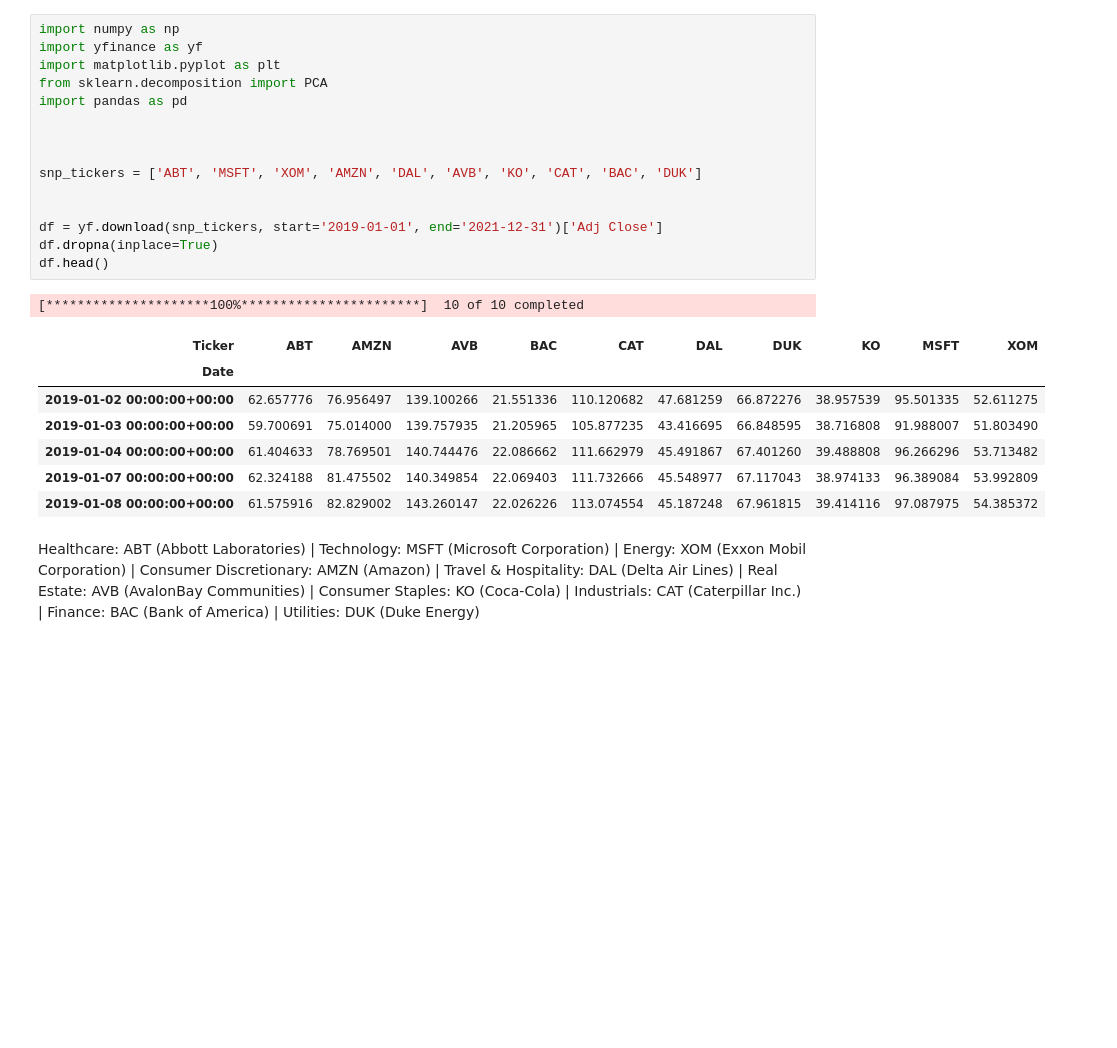
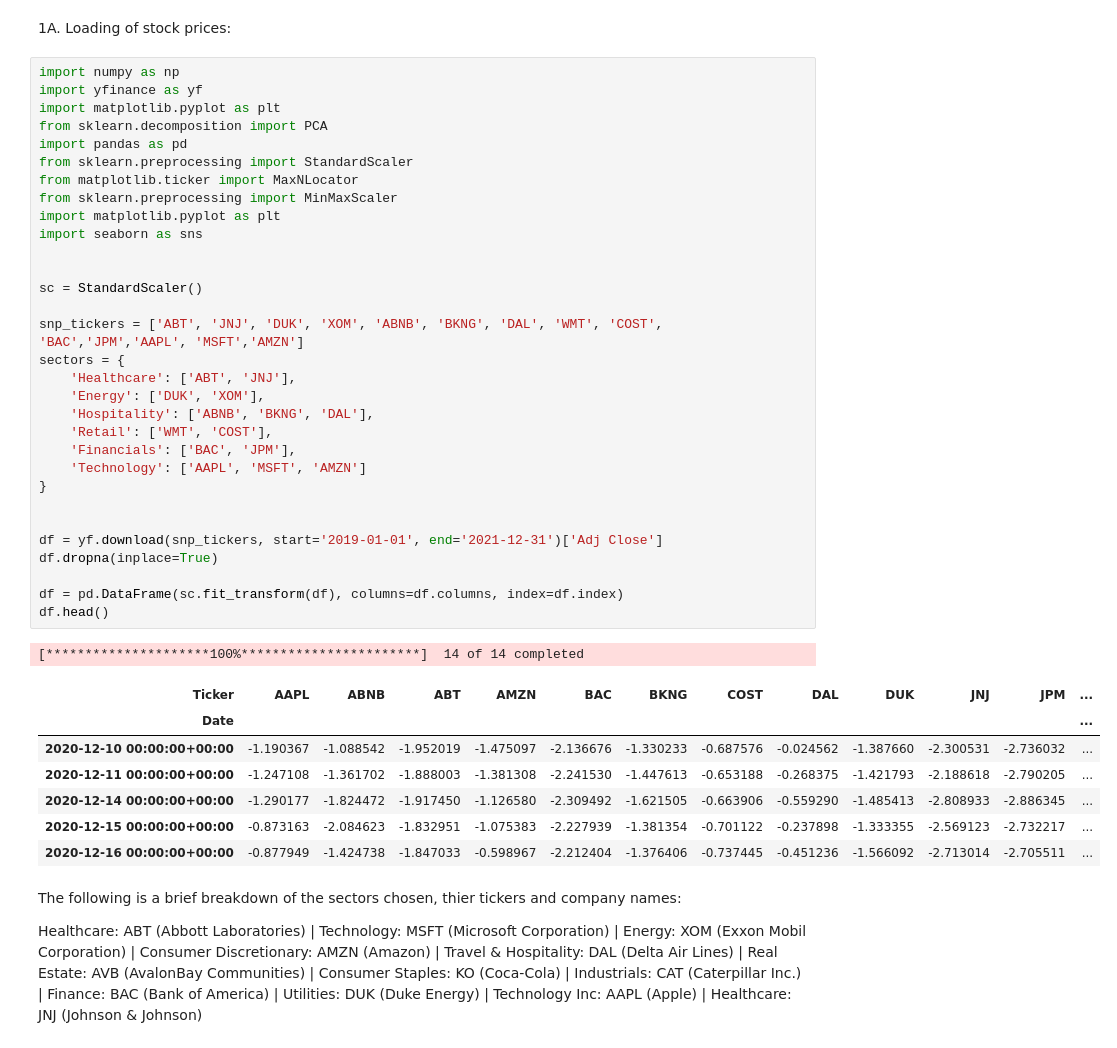
Before and after one commit to matsammut/ARI5122-Finance, a Jupyter notebook: A1Q2.ipynb, the cells around one changed output. Cells and saved outputs as stored; diff of their text form; blank space fills up the shorter version.

```diff
--- a/A1Q2.ipynb
+++ b/A1Q2.ipynb
@@ -58,26 +5,46 @@ You should consider upgrading via the 'c:\Users\gianm\AppData\Local\Programs\Pyt
+# %% [markdown]
+1A. Loading of stock prices:
 # %%
 import numpy as np
 import yfinance as yf
 import matplotlib.pyplot as plt
 from sklearn.decomposition import PCA
 import pandas as pd
+from sklearn.preprocessing import StandardScaler
+from matplotlib.ticker import MaxNLocator
+from sklearn.preprocessing import MinMaxScaler
+import matplotlib.pyplot as plt
+import seaborn as sns
 
 
+sc = StandardScaler()
 
-snp_tickers = ['ABT', 'MSFT', 'XOM', 'AMZN', 'DAL', 'AVB', 'KO', 'CAT', 'BAC', 'DUK']
+snp_tickers = ['ABT', 'JNJ', 'DUK', 'XOM', 'ABNB', 'BKNG', 'DAL', 'WMT', 'COST', 'BAC','JPM','AAPL', 'MSFT','AMZN']
+sectors = {
+    'Healthcare': ['ABT', 'JNJ'],
+    'Energy': ['DUK', 'XOM'],
+    'Hospitality': ['ABNB', 'BKNG', 'DAL'],
+    'Retail': ['WMT', 'COST'],
+    'Financials': ['BAC', 'JPM'],
+    'Technology': ['AAPL', 'MSFT', 'AMZN']
+}
 
 
 df = yf.download(snp_tickers, start='2019-01-01', end='2021-12-31')['Adj Close']
 df.dropna(inplace=True)
+
+df = pd.DataFrame(sc.fit_transform(df), columns=df.columns, index=df.index)
 df.head()
 # %% [output]
-[*********************100%***********************]  10 of 10 completed
+[*********************100%***********************]  14 of 14 completed
-| Ticker | ABT | AMZN | AVB | BAC | CAT | DAL | DUK | KO | MSFT | XOM |
-| Date |  |  |  |  |  |  |  |  |  |  |
-| 2019-01-02 00:00:00+00:00 | 62.657776 | 76.956497 | 139.100266 | 21.551336 | 110.120682 | 47.681259 | 66.872276 | 38.957539 | 95.501335 | 52.611275 |
-| 2019-01-03 00:00:00+00:00 | 59.700691 | 75.014000 | 139.757935 | 21.205965 | 105.877235 | 43.416695 | 66.848595 | 38.716808 | 91.988007 | 51.803490 |
-| 2019-01-04 00:00:00+00:00 | 61.404633 | 78.769501 | 140.744476 | 22.086662 | 111.662979 | 45.491867 | 67.401260 | 39.488808 | 96.266296 | 53.713482 |
-| 2019-01-07 00:00:00+00:00 | 62.324188 | 81.475502 | 140.349854 | 22.069403 | 111.732666 | 45.548977 | 67.117043 | 38.974133 | 96.389084 | 53.992809 |
-| 2019-01-08 00:00:00+00:00 | 61.575916 | 82.829002 | 143.260147 | 22.026226 | 113.074554 | 45.187248 | 67.961815 | 39.414116 | 97.087975 | 54.385372 |
+| Ticker | AAPL | ABNB | ABT | AMZN | BAC | BKNG | COST | DAL | DUK | JNJ | JPM | ... |
+| Date |  |  |  |  |  |  |  |  |  |  |  | ... |
+| 2020-12-10 00:00:00+00:00 | -1.190367 | -1.088542 | -1.952019 | -1.475097 | -2.136676 | -1.330233 | -0.687576 | -0.024562 | -1.387660 | -2.300531 | -2.736032 | ... |
+| 2020-12-11 00:00:00+00:00 | -1.247108 | -1.361702 | -1.888003 | -1.381308 | -2.241530 | -1.447613 | -0.653188 | -0.268375 | -1.421793 | -2.188618 | -2.790205 | ... |
+| 2020-12-14 00:00:00+00:00 | -1.290177 | -1.824472 | -1.917450 | -1.126580 | -2.309492 | -1.621505 | -0.663906 | -0.559290 | -1.485413 | -2.808933 | -2.886345 | ... |
+| 2020-12-15 00:00:00+00:00 | -0.873163 | -2.084623 | -1.832951 | -1.075383 | -2.227939 | -1.381354 | -0.701122 | -0.237898 | -1.333355 | -2.569123 | -2.732217 | ... |
+| 2020-12-16 00:00:00+00:00 | -0.877949 | -1.424738 | -1.847033 | -0.598967 | -2.212404 | -1.376406 | -0.737445 | -0.451236 | -1.566092 | -2.713014 | -2.705511 | ... |
 # %% [markdown]
-Healthcare: ABT (Abbott Laboratories) | Technology: MSFT (Microsoft Corporation) | Energy: XOM (Exxon Mobil Corporation) | Consumer Discretionary: AMZN (Amazon) | Travel & Hospitality: DAL (Delta Air Lines) | Real Estate: AVB (AvalonBay Communities) | Consumer Staples: KO (Coca-Cola) | Industrials: CAT (Caterpillar Inc.) | Finance: BAC (Bank of America) | Utilities: DUK (Duke Energy)
+The following is a brief breakdown of the sectors chosen, thier tickers and company names:
+
+Healthcare: ABT (Abbott Laboratories) | Technology: MSFT (Microsoft Corporation) | Energy: XOM (Exxon Mobil Corporation) | Consumer Discretionary: AMZN (Amazon) | Travel & Hospitality: DAL (Delta Air Lines) | Real Estate: AVB (AvalonBay Communities) | Consumer Staples: KO (Coca-Cola) | Industrials: CAT (Caterpillar Inc.) | Finance: BAC (Bank of America) | Utilities: DUK (Duke Energy) | Technology Inc: AAPL (Apple) | Healthcare: JNJ (Johnson & Johnson)
```
Also changed, not shown: parts of 14 cells of this notebook, 4 other files.
